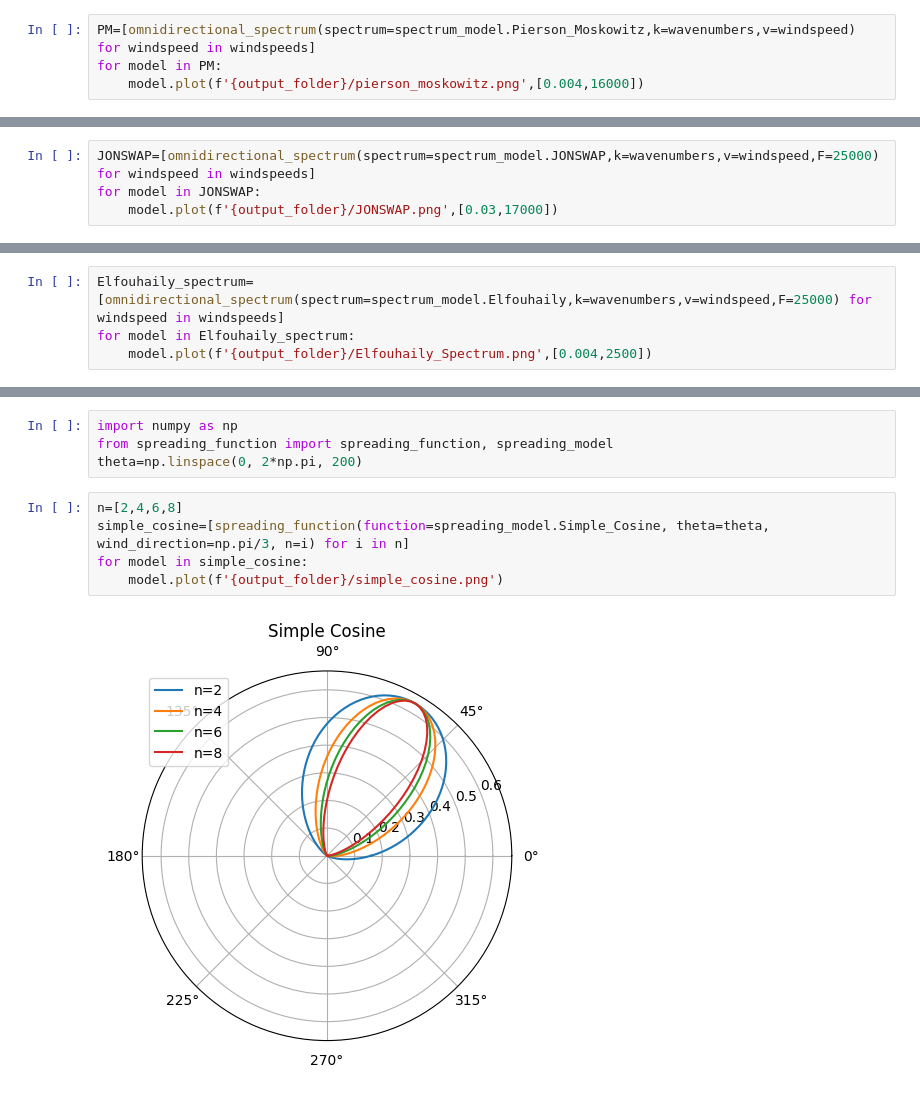
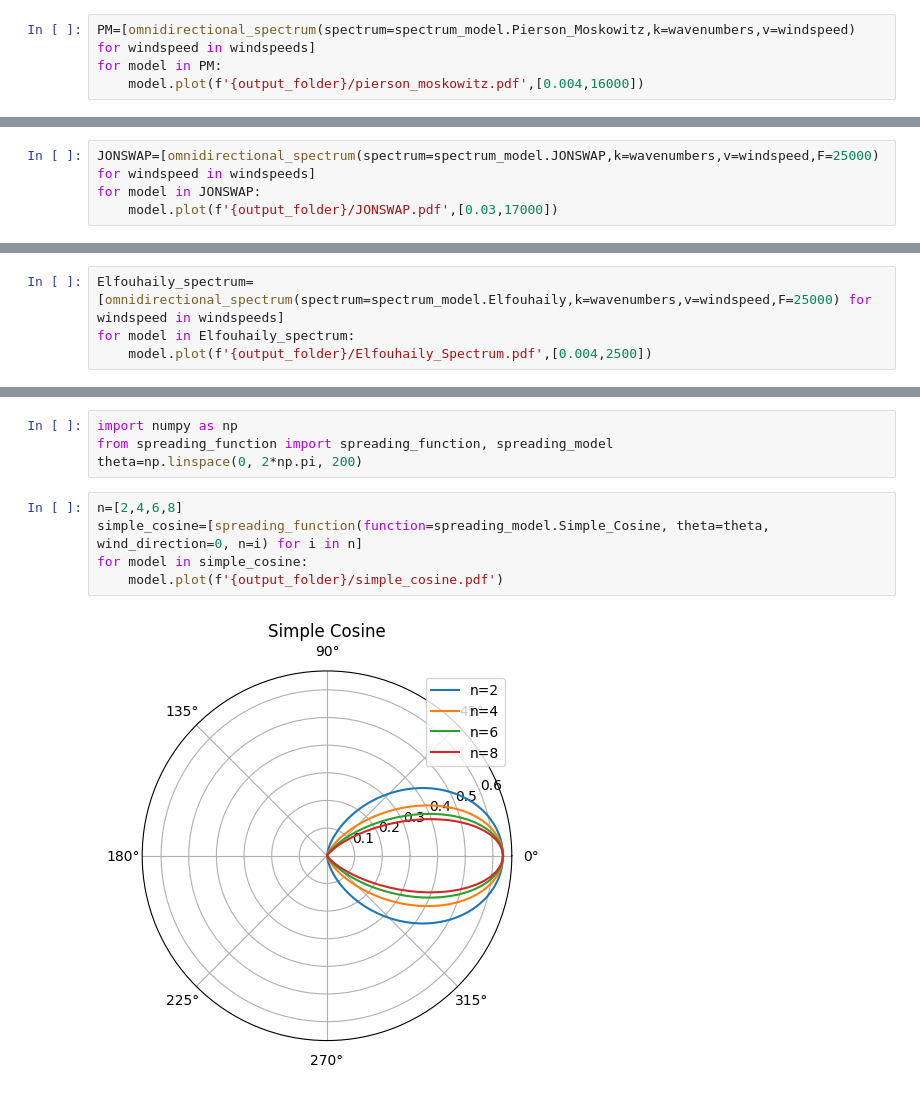
Before and after one commit to eltjonqef/OceanSARImagingSimulator, a Jupyter notebook: models.ipynb, the cells around one changed output, grey strips where cells are left out. Saved outputs shown, nothing was run; the diff lists cells and outputs as text.

```diff
--- a/models.ipynb
+++ b/models.ipynb
@@ -12,19 +12,19 @@ windspeeds=[4,8,12,16]
 # %%
 PM=[omnidirectional_spectrum(spectrum=spectrum_model.Pierson_Moskowitz,k=wavenumbers,v=windspeed) for windspeed in windspeeds]
 for model in PM:
-    model.plot(f'{output_folder}/pierson_moskowitz.png',[0.004,16000])
+    model.plot(f'{output_folder}/pierson_moskowitz.pdf',[0.004,16000])
 # %% [output]
 [figure]
 # %%
 JONSWAP=[omnidirectional_spectrum(spectrum=spectrum_model.JONSWAP,k=wavenumbers,v=windspeed,F=25000) for windspeed in windspeeds]
 for model in JONSWAP:
-    model.plot(f'{output_folder}/JONSWAP.png',[0.03,17000])
+    model.plot(f'{output_folder}/JONSWAP.pdf',[0.03,17000])
 # %% [output]
 [figure]
 # %%
 Elfouhaily_spectrum=[omnidirectional_spectrum(spectrum=spectrum_model.Elfouhaily,k=wavenumbers,v=windspeed,F=25000) for windspeed in windspeeds]
 for model in Elfouhaily_spectrum:
-    model.plot(f'{output_folder}/Elfouhaily_Spectrum.png',[0.004,2500])
+    model.plot(f'{output_folder}/Elfouhaily_Spectrum.pdf',[0.004,2500])
 # %% [output]
 [figure]
 # %%
@@ -33,10 +33,10 @@ from spreading_function import spreading_function, spreading_model
 theta=np.linspace(0, 2*np.pi, 200)
 # %%
 n=[2,4,6,8]
-simple_cosine=[spreading_function(function=spreading_model.Simple_Cosine, theta=theta, wind_direction=np.pi/3, n=i) for i in n]
+simple_cosine=[spreading_function(function=spreading_model.Simple_Cosine, theta=theta, wind_direction=0, n=i) for i in n]
 for model in simple_cosine:
-    model.plot(f'{output_folder}/simple_cosine.png')
+    model.plot(f'{output_folder}/simple_cosine.pdf')
 # %% [output]
-[figure, old version]
+[figure, new version]
 # %%
 S=[1,3,5,10]
```
Also changed, not shown: parts of 2 cells of this notebook, 5 other files.
